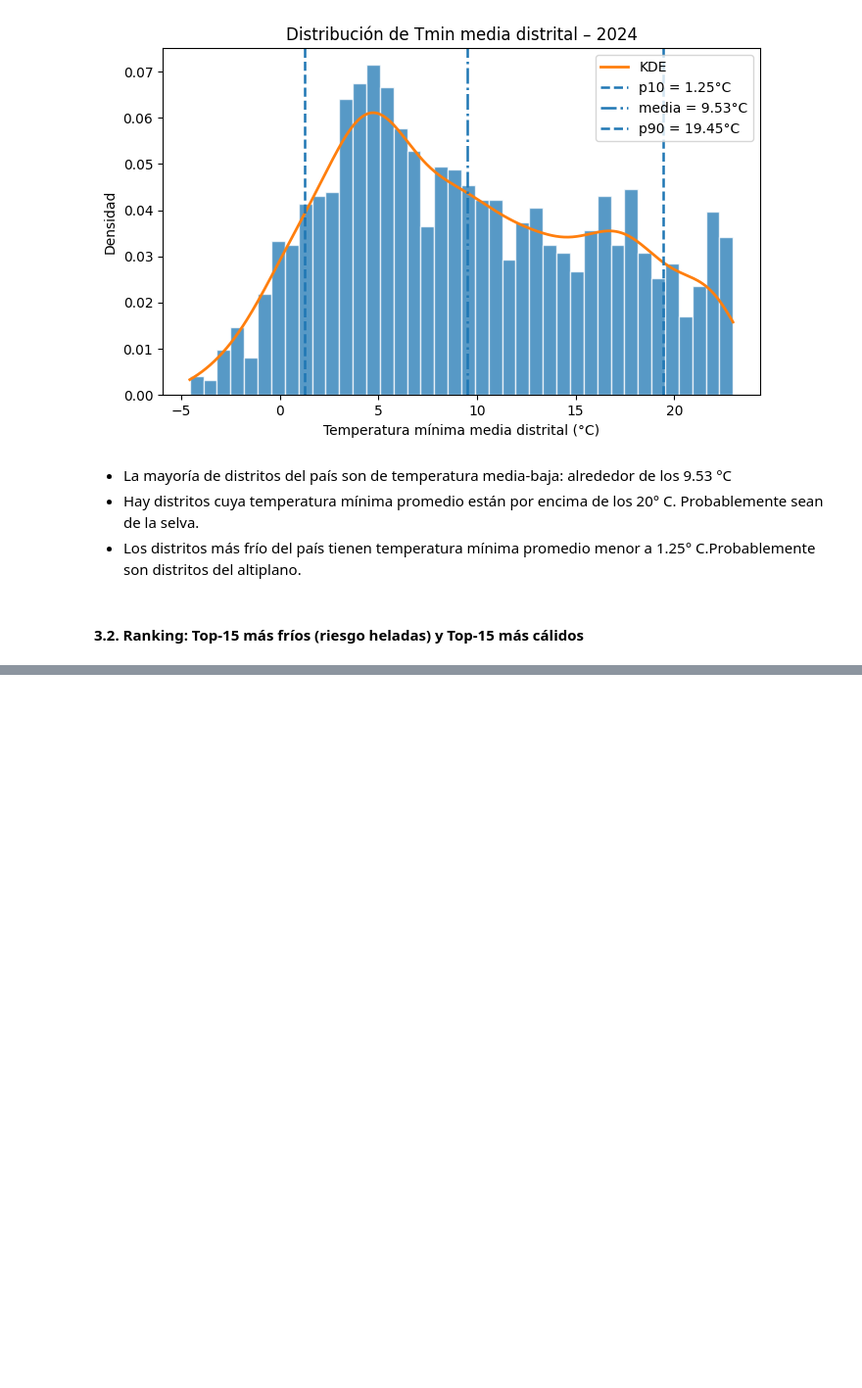
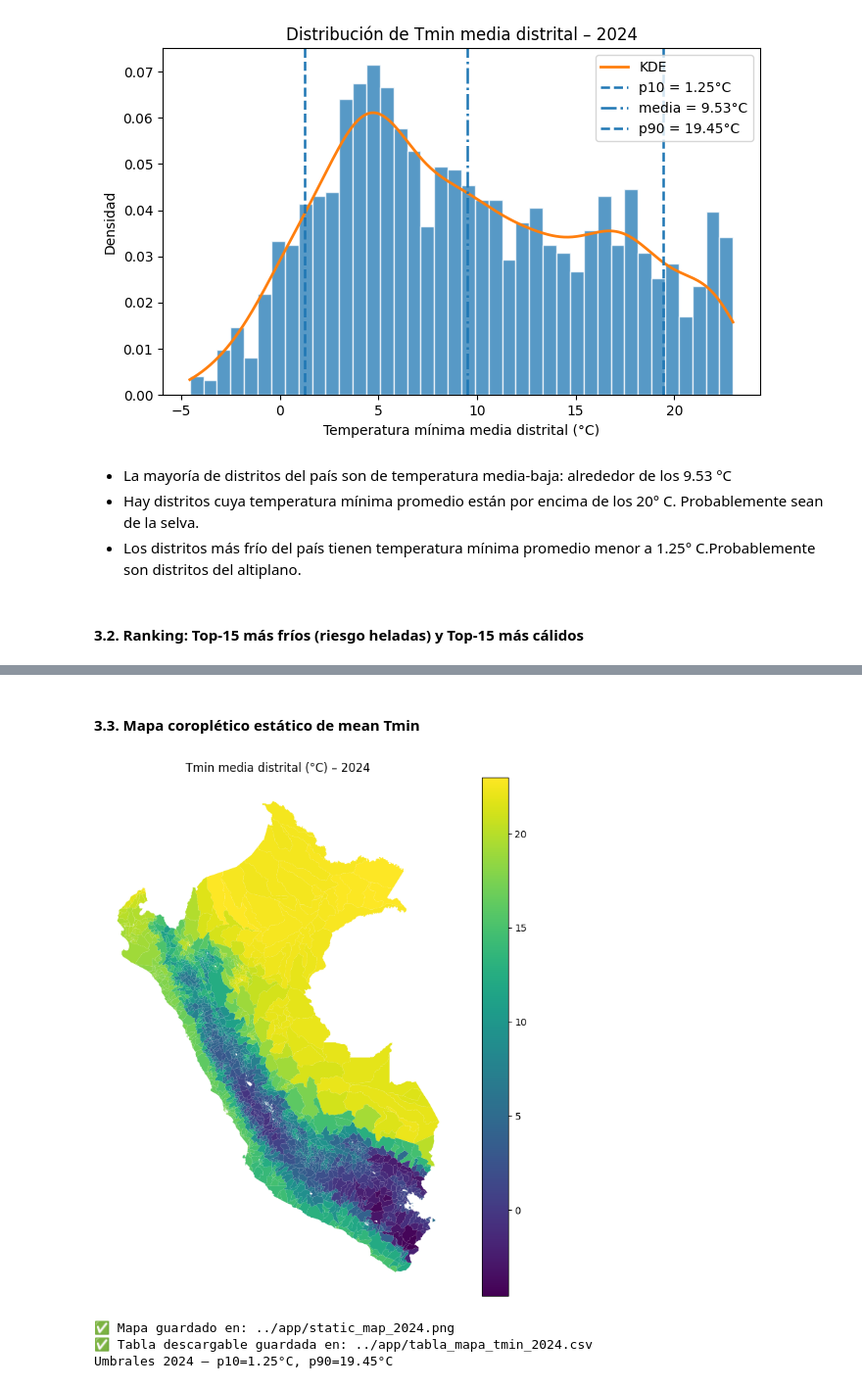
Before and after one commit to DiegoAlmenara/Minimum-Temperature-Raster, a Jupyter notebook: notebooks/tmin_zonalstats.ipynb, the cells around one changed output, grey strips where cells are left out. Shown at 98% size. Drawn from its saved outputs; the diff is of its cells as text; code cells hidden in the pictures; blank space fills up the shorter version.

```diff
--- a/notebooks/tmin_zonalstats.ipynb
+++ b/notebooks/tmin_zonalstats.ipynb
@@ -401,0 +403,56 @@ NameError: name 'Path' is not defined
+# %% [markdown]
+#### 3.3. Mapa coroplético estático de mean Tmin
+# %%
+# --- 1) Filtrar año y preparar columnas ---
+df_y = df_zonal[df_zonal["year"] == year_sel].copy()
+cols_id = [c for c in ["DEPARTAMEN","PROVINCIA","DISTRITO","NOMBRE"] if c in df_zonal.columns]
+req_cols = cols_id + [c for c in ["mean","min","max","std","p10","p90","amplitud_p90_p10"] if c in df_zonal.columns]
+df_map = df_y[req_cols].copy()
+
+# --- 2) (Opcional) Clasificación por percentiles globales del año ---
+p10_glob = np.percentile(df_map["mean"].dropna(), 10)
+p90_glob = np.percentile(df_map["mean"].dropna(), 90)
+def _clas(v):
+    if pd.isna(v): return np.nan
+    if v <= p10_glob: return "FRÍO (≤ p10)"
+    if v >= p90_glob: return "CÁLIDO (≥ p90)"
+    return "INTERMEDIO (p10–p90)"
+df_map["CLASE_P10_P90"] = df_map["mean"].map(_clas)
+
+# --- 3) Unir al GeoDataFrame (join por nombres normalizados) ---
+gmap = gdf.merge(df_map, on=cols_id, how="left")
+
+# --- 4) Plot y PNG para la app ---
+fig, ax = plt.subplots(figsize=(8,8))
+gmap.plot(column="mean", ax=ax, legend=True, edgecolor="none")
+ax.set_title(f"Tmin media distrital (°C) – {year_sel}")
+ax.axis("off")
+plt.tight_layout()
+
+out_png = f"../app/static_map_{year_sel}.png"
+plt.savefig(out_png, dpi=150, bbox_inches="tight")
+plt.show()
+
+# --- 5) Tabla descargable (CSV) para la app/entrega ---
+out_csv = f"../app/tabla_mapa_tmin_{year_sel}.csv"
+
+# Sugerencia de columnas para la tabla pública:
+cols_csv = cols_id + ["mean","min","max","std"]
+if "p10" in df_map and "p90" in df_map:
+    cols_csv += ["p10","p90"]
+if "amplitud_p90_p10" in df_map:
+    cols_csv += ["amplitud_p90_p10"]
+cols_csv += ["CLASE_P10_P90"]
+
+tabla_mapa = df_map[cols_csv].copy()
+tabla_mapa.to_csv(out_csv, index=False, encoding="utf-8")
+
+print("✅ Mapa guardado en:", out_png)
+print("✅ Tabla descargable guardada en:", out_csv)
+print(f"Umbrales {year_sel} — p10={p10_glob:.2f}°C, p90={p90_glob:.2f}°C")
+display(tabla_mapa.head())
+# %% [output]
+[figure, added]
+✅ Mapa guardado en: ../app/static_map_2024.png
+✅ Tabla descargable guardada en: ../app/tabla_mapa_tmin_2024.csv
+Umbrales 2024 — p10=1.25°C, p90=19.45°C
```
Also changed, not shown: parts of 2 cells of this notebook, 4 other files.
